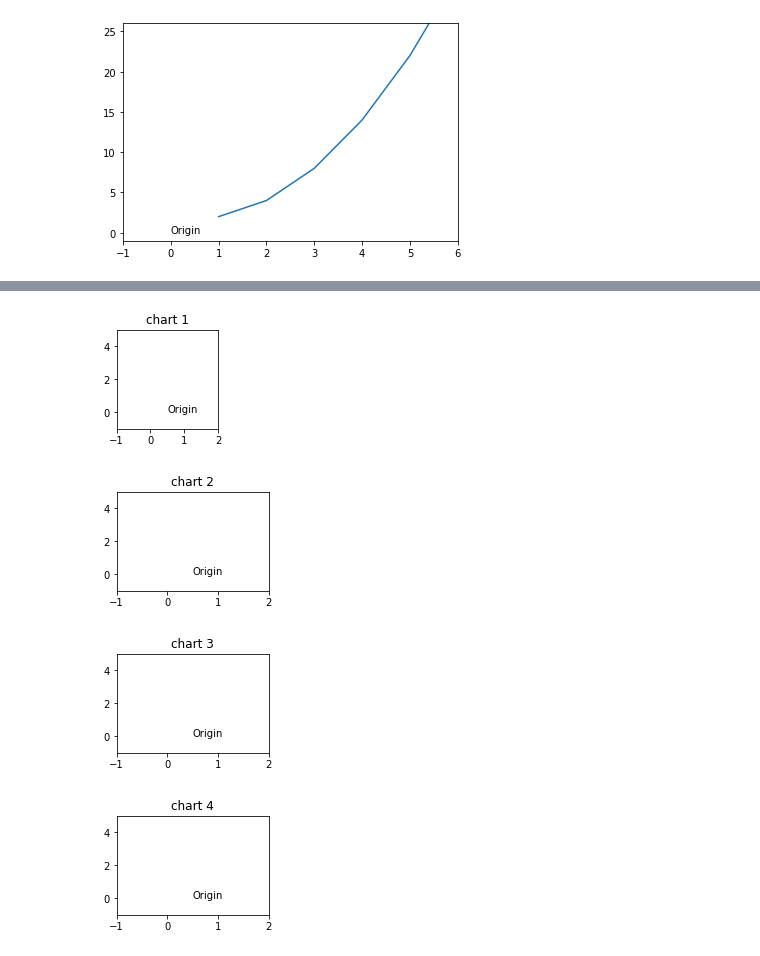
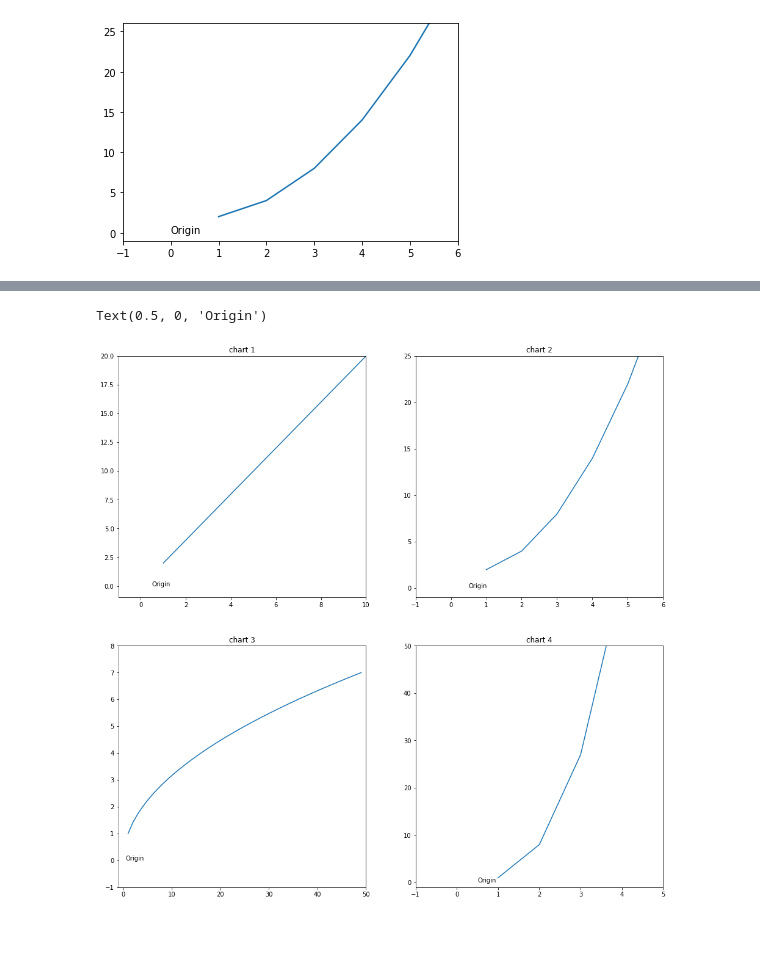
Before and after one commit to matt-c-knight/numpy-pandas-visualization-exercises, a Jupyter notebook: matplotlib_exercises.ipynb, the cells around one changed output, grey strips where cells are left out. Drawn from its saved outputs; the diff is of its cells as text; code cells hidden in the pictures; blank space fills up the shorter version.

```diff
--- a/matplotlib_exercises.ipynb
+++ b/matplotlib_exercises.ipynb
@@ -53,8 +62,0 @@ plt.show()
-# %%
-x = range(1,50)
-y = [2*n for n in x]
-plt.plot(x,y)
-plt.ylim(-1, 100)
-plt.xlim(-1, 100)
-plt.annotate('Origin', xy=(0.5,0))
-plt.show()
@@ -63,46 +63,48 @@ plt.show()
 # %%
-plt.figure(figsize=(4, 4))
+plt.figure(figsize=(16, 16))
+
 
 plt.subplot(2,2,1)
 plt.title('chart 1')
+plt.plot(x,y)
 x = range(1,50)
 def equation(n):
     return n**2-n+2
 y = [equation(n) for n in x]
-plt.ylim(-1, 5)
-plt.xlim(-1, 2)
+plt.ylim(-1, 20)
+plt.xlim(-1, 10)
 plt.annotate('Origin', xy=(0.5,0))
-plt.show()
+
 
 plt.subplot(2,2,2)
 plt.title('chart 2')
+plt.plot(x,y)
 x = range(1,50)
 y = [math.sqrt(n) for n in x]
-plt.ylim(-1, 5)
-plt.xlim(-1, 2)
+plt.ylim(-1, 25)
+plt.xlim(-1, 6)
 plt.annotate('Origin', xy=(0.5,0))
-plt.show()
+
 
 plt.subplot(2,2,3)
 plt.title('chart 3')
+plt.plot(x,y)
 x = range(1,50)
 y = [math.pow(n,3) for n in x]
-plt.ylim(-1, 5)
-plt.xlim(-1, 2)
+plt.ylim(-1, 8)
+plt.xlim(-1, 50)
 plt.annotate('Origin', xy=(0.5,0))
-plt.show()
+
 
 plt.subplot(2,2,4)
 plt.title('chart 4')
+plt.plot(x,y)
 x = range(1,50)
 y = [2*n for n in x]
-plt.ylim(-1, 5)
-plt.xlim(-1, 2)
+plt.ylim(-1, 50)
+plt.xlim(-1, 5)
 plt.annotate('Origin', xy=(0.5,0))
-plt.show()
 # %% [output]
+Text(0.5, 0, 'Origin')
-[figure, old version]
+[figure, new version]
-[figure, removed]
-[figure, removed]
-[figure, removed]
 # %%
```
Also changed, not shown: parts of 5 cells of this notebook.
